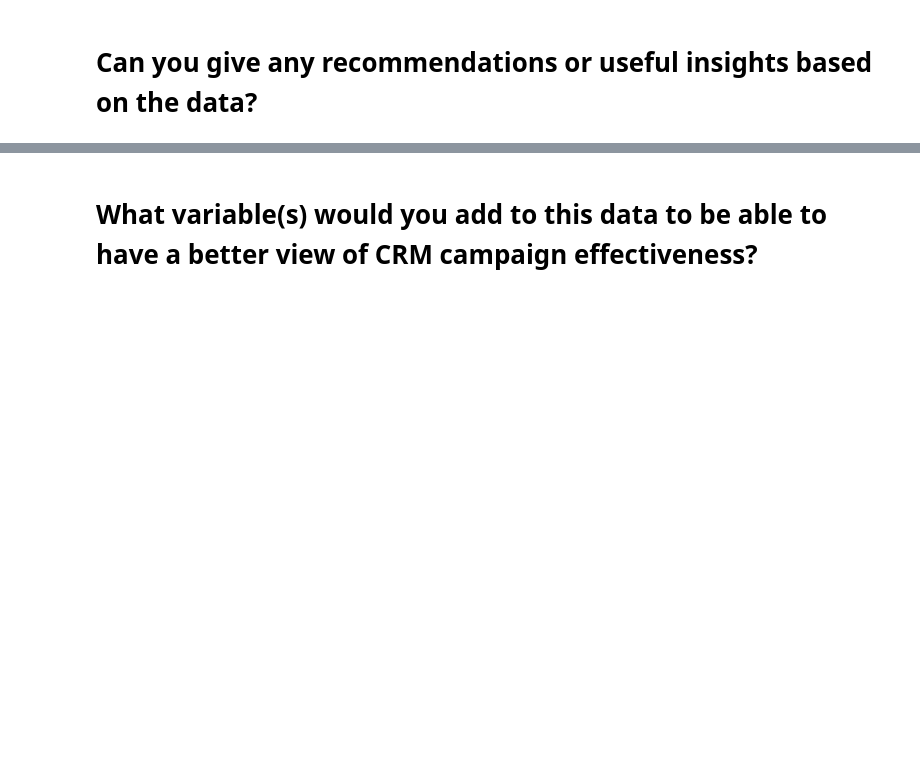
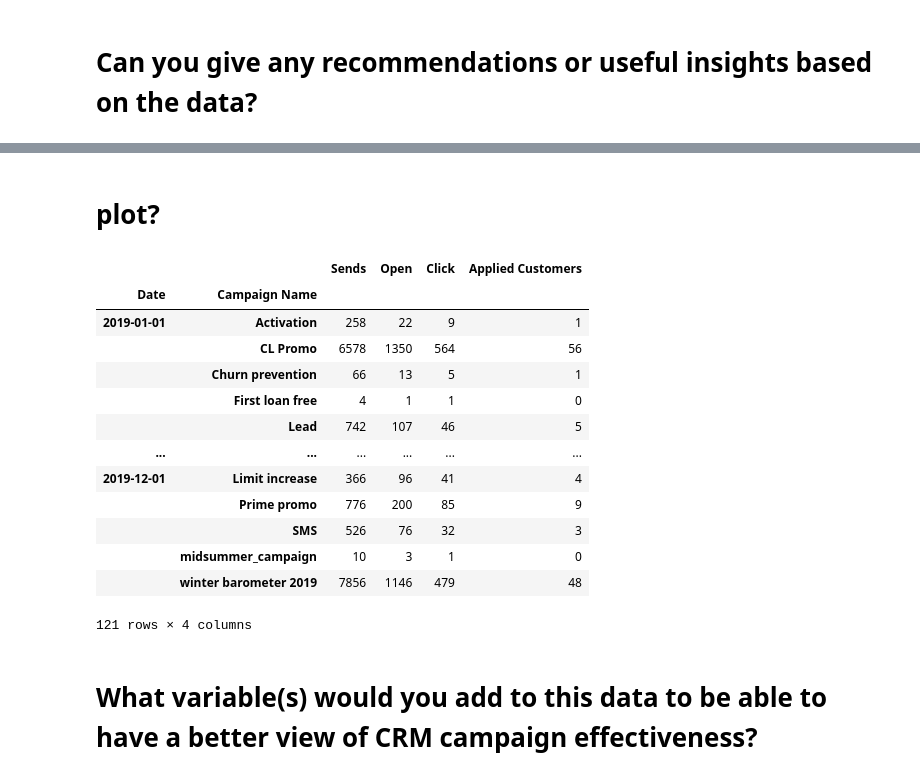
Before and after one commit to poddardelhi/crm_homeTask, a Jupyter notebook: HomeTask_CRMAnalyst.ipynb, the cells around one changed output, grey strips where cells are left out. Drawn from its saved outputs; the diff is of its cells as text; code cells hidden in the pictures; blank space fills up the shorter version.

```diff
--- a/HomeTask_CRMAnalyst.ipynb
+++ b/HomeTask_CRMAnalyst.ipynb
@@ -513,3 +541,24 @@ df_camp_eff.head
+# %% [markdown]
+# plot?
+# %%
+
+d= df_camp.groupby(['Date', 'Campaign Name']).agg({'Sends':'sum', 'Open':'sum', 'Click': 'sum','Applied Customers':'sum'})
+d
+# %% [output]
+|  |  | Sends | Open | Click | Applied Customers |
+| Date | Campaign Name |  |  |  |  |
+| 2019-01-01 | Activation | 258 | 22 | 9 | 1 |
+|  | CL Promo | 6578 | 1350 | 564 | 56 |
+|  | Churn prevention | 66 | 13 | 5 | 1 |
+|  | First loan free | 4 | 1 | 1 | 0 |
+|  | Lead | 742 | 107 | 46 | 5 |
+| ... | ... | ... | ... | ... | ... |
+| 2019-12-01 | Limit increase | 366 | 96 | 41 | 4 |
+|  | Prime promo | 776 | 200 | 85 | 9 |
+|  | SMS | 526 | 76 | 32 | 3 |
+|  | midsummer_campaign | 10 | 3 | 1 | 0 |
+|  | winter barometer 2019 | 7856 | 1146 | 479 | 48 |
+121 rows × 4 columns
 # %% [markdown]
 # What variable(s) would you add to this data to be able to have a better view of CRM campaign effectiveness?
 # %% [markdown]
```
Also changed, not shown: parts of 13 cells of this notebook.
